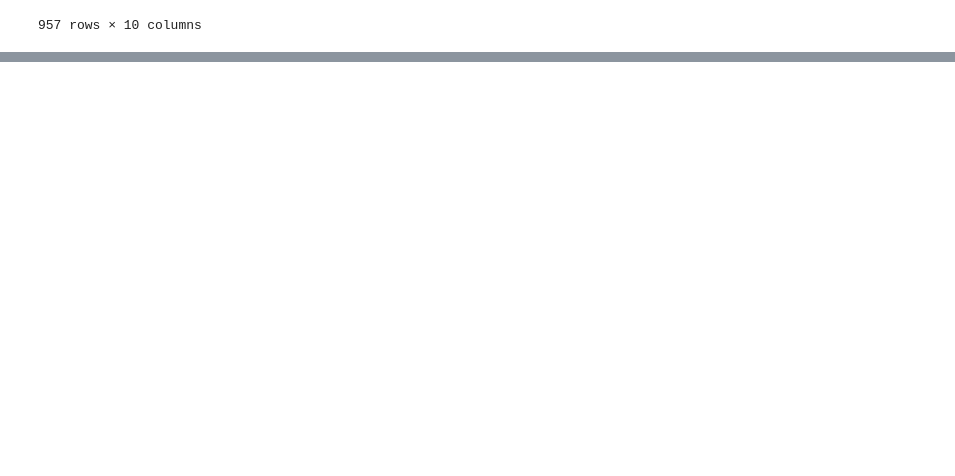
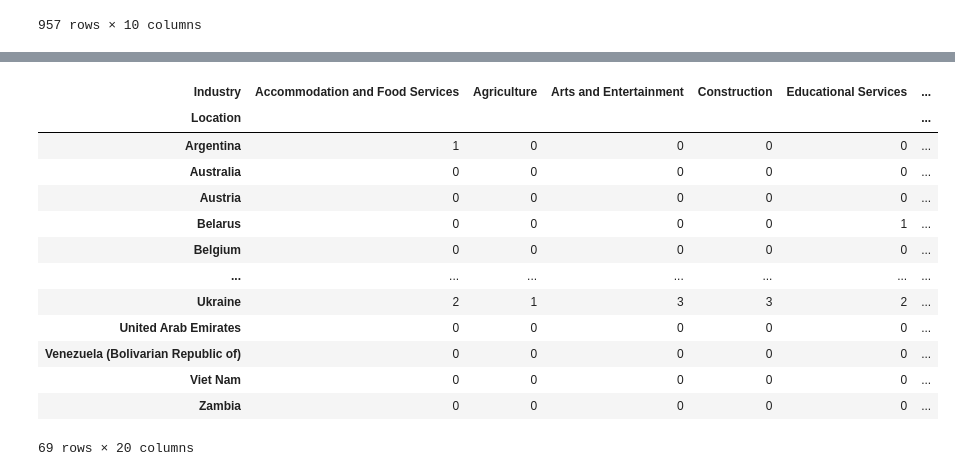
Before and after one commit to Sof0-0/CMPS3160_Project_CyberAttacks, a Jupyter notebook: DSProject.ipynb, the cells around one changed output, grey strips where cells are left out. Saved outputs shown, nothing was run; the diff lists cells and outputs as text; code cells hidden in the pictures; blank space fills up the shorter version.

```diff
--- a/DSProject.ipynb
+++ b/DSProject.ipynb
@@ -965,0 +1046,19 @@ Try SVM and Decision Trees
+# %%
+# Create the counts table for the victim's Location and Industry
+counts_att1 = pd.crosstab(filtered_att["Location"], filtered_att["Industry"])
+counts_att1
+# %% [output]
+| Industry | Accommodation and Food Services | Agriculture | Arts and Entertainment | Construction | Educational Services | ... |
+| Location |  |  |  |  |  | ... |
+| Argentina | 1 | 0 | 0 | 0 | 0 | ... |
+| Australia | 0 | 0 | 0 | 0 | 0 | ... |
+| Austria | 0 | 0 | 0 | 0 | 0 | ... |
+| Belarus | 0 | 0 | 0 | 0 | 1 | ... |
+| Belgium | 0 | 0 | 0 | 0 | 0 | ... |
+| ... | ... | ... | ... | ... | ... | ... |
+| Ukraine | 2 | 1 | 3 | 3 | 2 | ... |
+| United Arab Emirates | 0 | 0 | 0 | 0 | 0 | ... |
+| Venezuela (Bolivarian Republic of) | 0 | 0 | 0 | 0 | 0 | ... |
+| Viet Nam | 0 | 0 | 0 | 0 | 0 | ... |
+| Zambia | 0 | 0 | 0 | 0 | 0 | ... |
+69 rows × 20 columns
```
Also changed, not shown: parts of 23 cells of this notebook.
